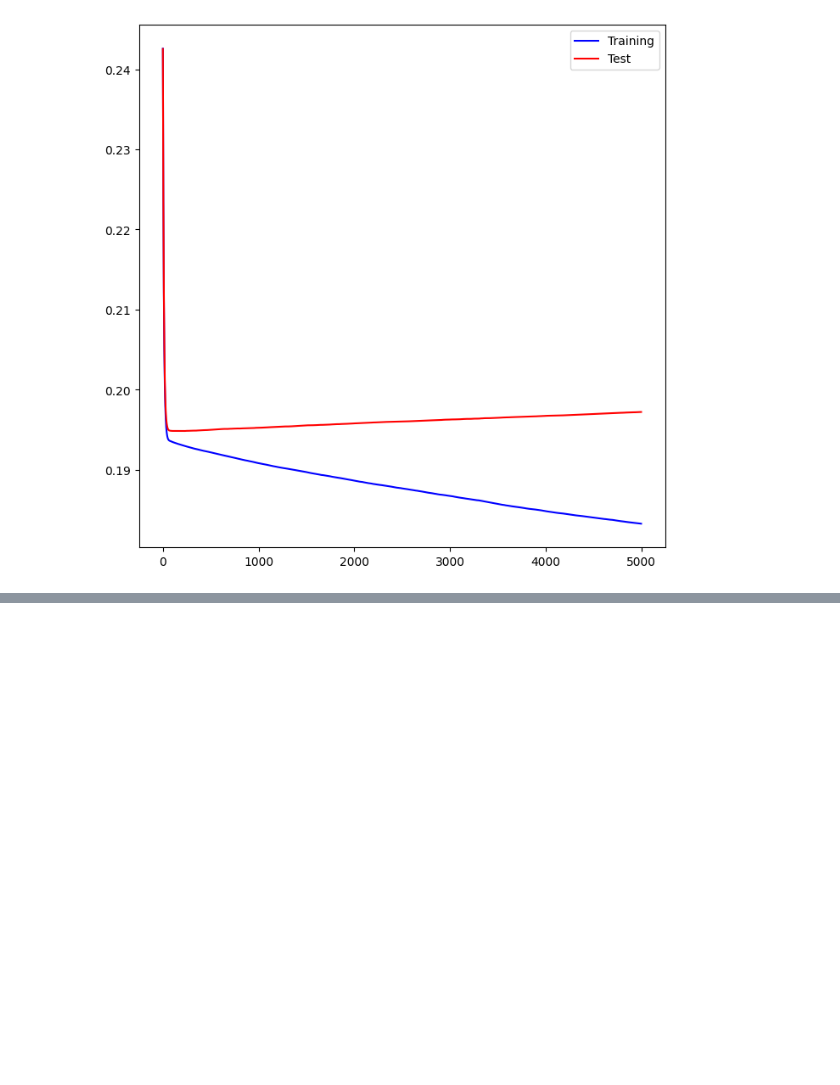
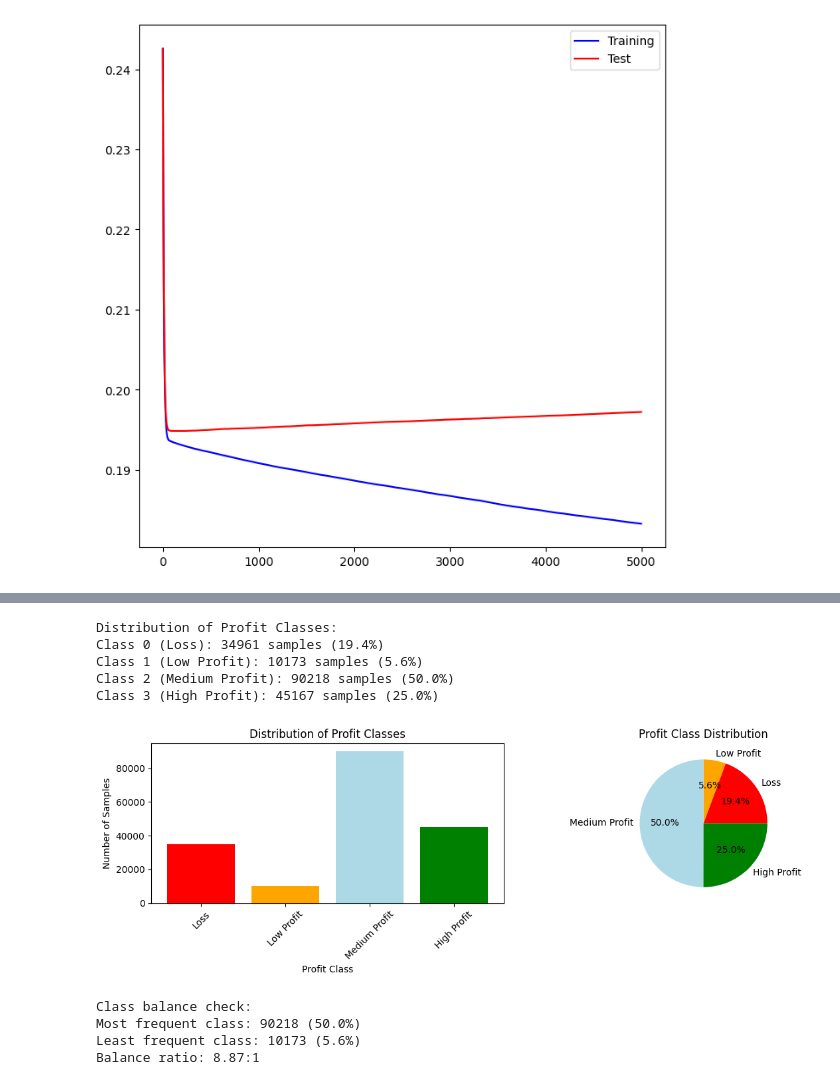
Before and after one commit to WilliamJhong/2025AAE722_William-J, a Jupyter notebook: Final Project/Final Project.ipynb, the cells around one changed output, grey strips where cells are left out. Cells and saved outputs as stored; diff of their text form; code cells hidden in the pictures; blank space fills up the shorter version.

```diff
--- a/Final Project/Final Project.ipynb
+++ b/Final Project/Final Project.ipynb
@@ -633,0 +682,66 @@ ax.legend(); # Plot test error
+# %%
+# Create 4 profitability classes from low to high
+# Based on the distribution, we'll use quartiles but adjust for meaningful business interpretation
+
+def create_profit_classes(profit_value):
+    """
+    Create 4 profitability classes:
+    0: Loss (profit <= 0)
+    1: Low Profit (0 < profit <= 25th percentile)
+    2: Medium Profit (25th percentile < profit <= 75th percentile)
+    3: High Profit (profit > 75th percentile)
+    """
+    if profit_value <= 0:
+        return 0  # Loss
+    elif profit_value <= 7.00:  # 25th percentile
+        return 1  # Low Profit
+    elif profit_value <= 64.80:  # 75th percentile
+        return 2  # Medium Profit
+    else:
+        return 3  # High Profit
+
+# Apply the classification
+filtered_data = filtered_data.copy()  # Avoid the warning
+filtered_data['Profit_Class'] = filtered_data['Benefit per order'].apply(create_profit_classes)
+
+# Check the distribution of classes
+print("Distribution of Profit Classes:")
+class_counts = filtered_data['Profit_Class'].value_counts().sort_index()
+class_labels = ['Loss', 'Low Profit', 'Medium Profit', 'High Profit']
+
+for i, count in enumerate(class_counts):
+    percentage = (count / len(filtered_data)) * 100
+    print(f"Class {i} ({class_labels[i]}): {count} samples ({percentage:.1f}%)")
+
+# Visualize class distribution
+plt.figure(figsize=(12, 4))
+
+plt.subplot(1, 2, 1)
+plt.bar(range(4), class_counts.values, color=['red', 'orange', 'lightblue', 'green'])
+plt.xlabel('Profit Class')
+plt.ylabel('Number of Samples')
+plt.title('Distribution of Profit Classes')
+plt.xticks(range(4), class_labels, rotation=45)
+
+plt.subplot(1, 2, 2)
+plt.pie(class_counts.values, labels=class_labels, autopct='%1.1f%%', colors=['red', 'orange', 'lightblue', 'green'])
+plt.title('Profit Class Distribution')
+
+plt.tight_layout()
+plt.show()
+
+print(f"\nClass balance check:")
+print(f"Most frequent class: {class_counts.max()} ({(class_counts.max()/len(filtered_data)*100):.1f}%)")
+print(f"Least frequent class: {class_counts.min()} ({(class_counts.min()/len(filtered_data)*100):.1f}%)")
+print(f"Balance ratio: {class_counts.max()/class_counts.min():.2f}:1")
+# %% [output]
+Distribution of Profit Classes:
+Class 0 (Loss): 34961 samples (19.4%)
+Class 1 (Low Profit): 10173 samples (5.6%)
+Class 2 (Medium Profit): 90218 samples (50.0%)
+Class 3 (High Profit): 45167 samples (25.0%)
+[figure, added]
+Class balance check:
+Most frequent class: 90218 (50.0%)
+Least frequent class: 10173 (5.6%)
+Balance ratio: 8.87:1
```
Also changed, not shown: parts of 23 cells of this notebook.
